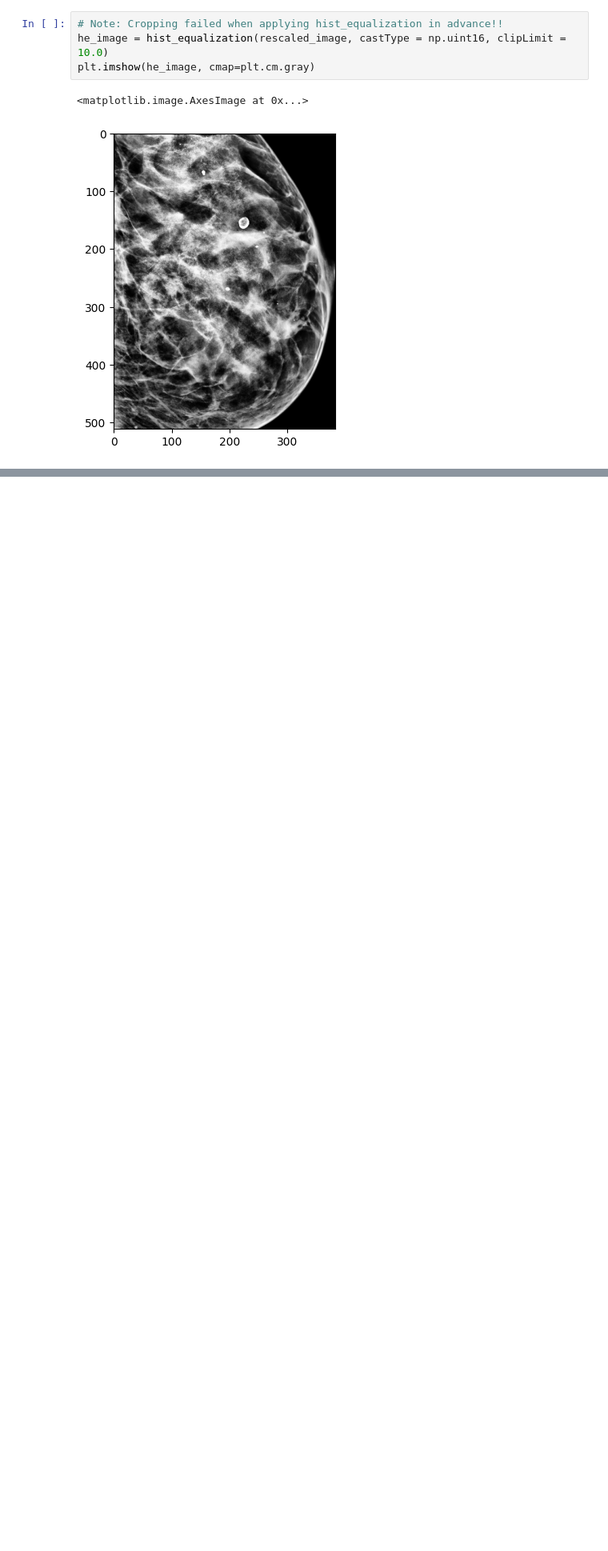
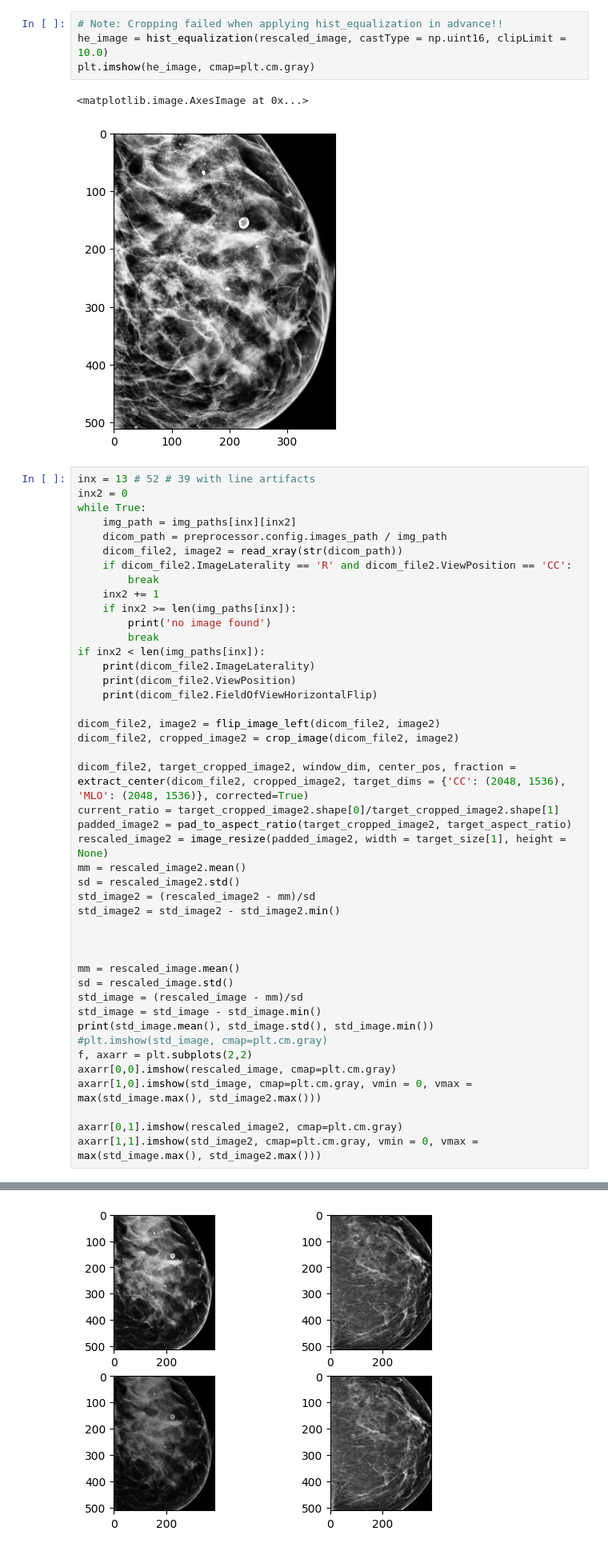
Before and after one commit to iamheinrich/breast_cancer_classifier, a Jupyter notebook: image_preproc_demo.ipynb, the cells around one changed output, grey strips where cells are left out. Shown at 80% size. Saved outputs shown, nothing was run; the diff lists cells and outputs as text; blank space fills up the shorter version.

```diff
--- a/image_preproc_demo.ipynb
+++ b/image_preproc_demo.ipynb
@@ -110,3 +110,48 @@ plt.imshow(he_image, cmap=plt.cm.gray)
 # %% [output]
 <matplotlib.image.AxesImage at 0x...>
 [figure]
+# %%
+inx = 13 # 52 # 39 with line artifacts
+inx2 = 0
+while True:
+    img_path = img_paths[inx][inx2]
+    dicom_path = preprocessor.config.images_path / img_path
+    dicom_file2, image2 = read_xray(str(dicom_path))
+    if dicom_file2.ImageLaterality == 'R' and dicom_file2.ViewPosition == 'CC':
+        break
+    inx2 += 1
+    if inx2 >= len(img_paths[inx]):
+        print('no image found')
+        break
+if inx2 < len(img_paths[inx]):
+    print(dicom_file2.ImageLaterality)
+    print(dicom_file2.ViewPosition)
+    print(dicom_file2.FieldOfViewHorizontalFlip)
+
+dicom_file2, image2 = flip_image_left(dicom_file2, image2)
+dicom_file2, cropped_image2 = crop_image(dicom_file2, image2)
+
+dicom_file2, target_cropped_image2, window_dim, center_pos, fraction = extract_center(dicom_file2, cropped_image2, target_dims = {'CC': (2048, 1536), 'MLO': (2048, 1536)}, corrected=True)
+current_ratio = target_cropped_image2.shape[0]/target_cropped_image2.shape[1]
+padded_image2 = pad_to_aspect_ratio(target_cropped_image2, target_aspect_ratio)
+rescaled_image2 = image_resize(padded_image2, width = target_size[1], height = None)
+mm = rescaled_image2.mean()
+sd = rescaled_image2.std()
+std_image2 = (rescaled_image2 - mm)/sd
+std_image2 = std_image2 - std_image2.min()
+
+
+
+mm = rescaled_image.mean()
+sd = rescaled_image.std()
+std_image = (rescaled_image - mm)/sd
+std_image = std_image - std_image.min()
+print(std_image.mean(), std_image.std(), std_image.min())
+#plt.imshow(std_image, cmap=plt.cm.gray)
+f, axarr = plt.subplots(2,2)
+axarr[0,0].imshow(rescaled_image, cmap=plt.cm.gray)
+axarr[1,0].imshow(std_image, cmap=plt.cm.gray, vmin = 0, vmax = max(std_image.max(), std_image2.max()))
+
+axarr[0,1].imshow(rescaled_image2, cmap=plt.cm.gray)
+axarr[1,1].imshow(std_image2, cmap=plt.cm.gray, vmin = 0, vmax = max(std_image.max(), std_image2.max()))
+# %% [output]
@@ -112,0 +164 @@ plt.imshow(he_image, cmap=plt.cm.gray)
+[figure, added]
```
Also changed, not shown: parts of 2 cells of this notebook, 1 other file.
